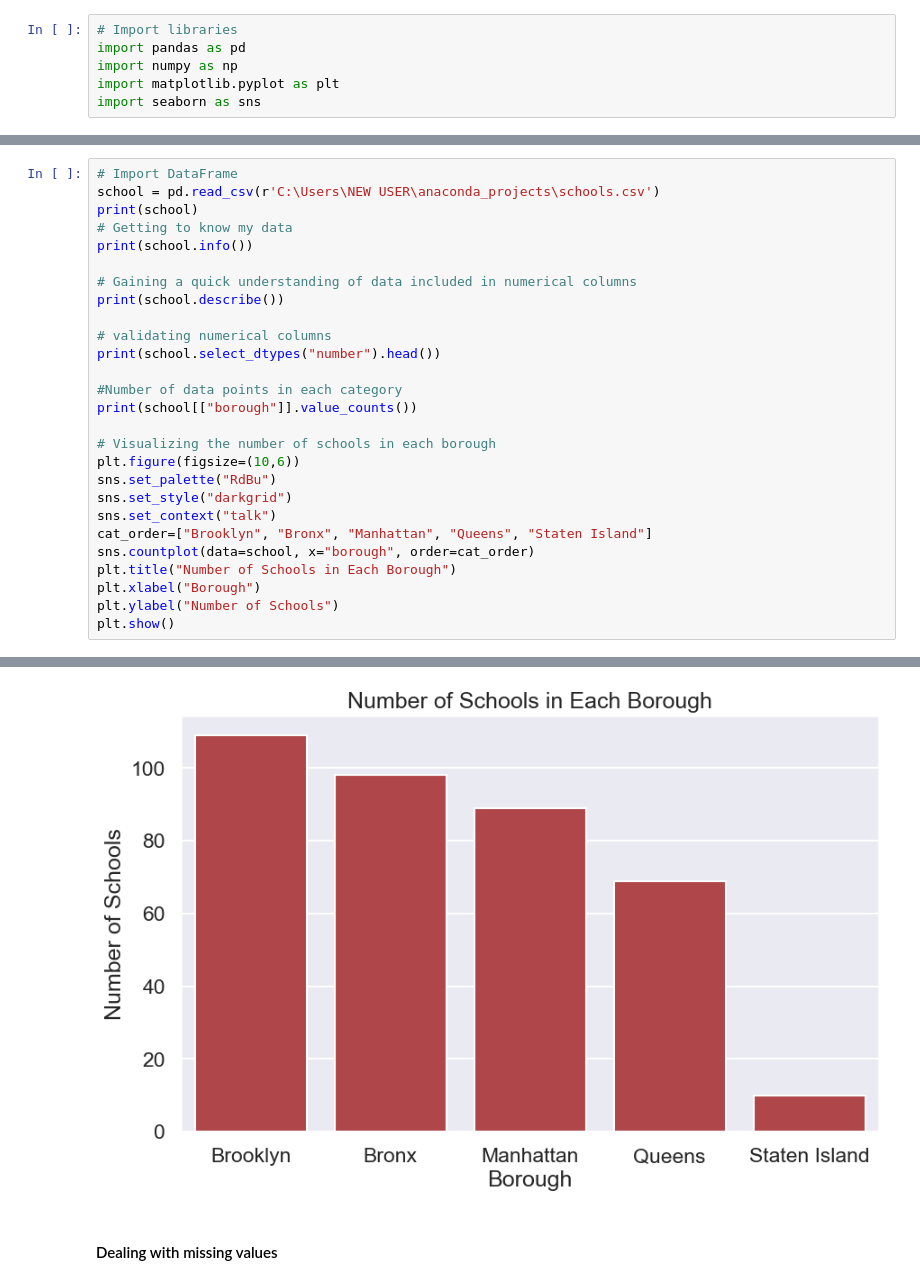
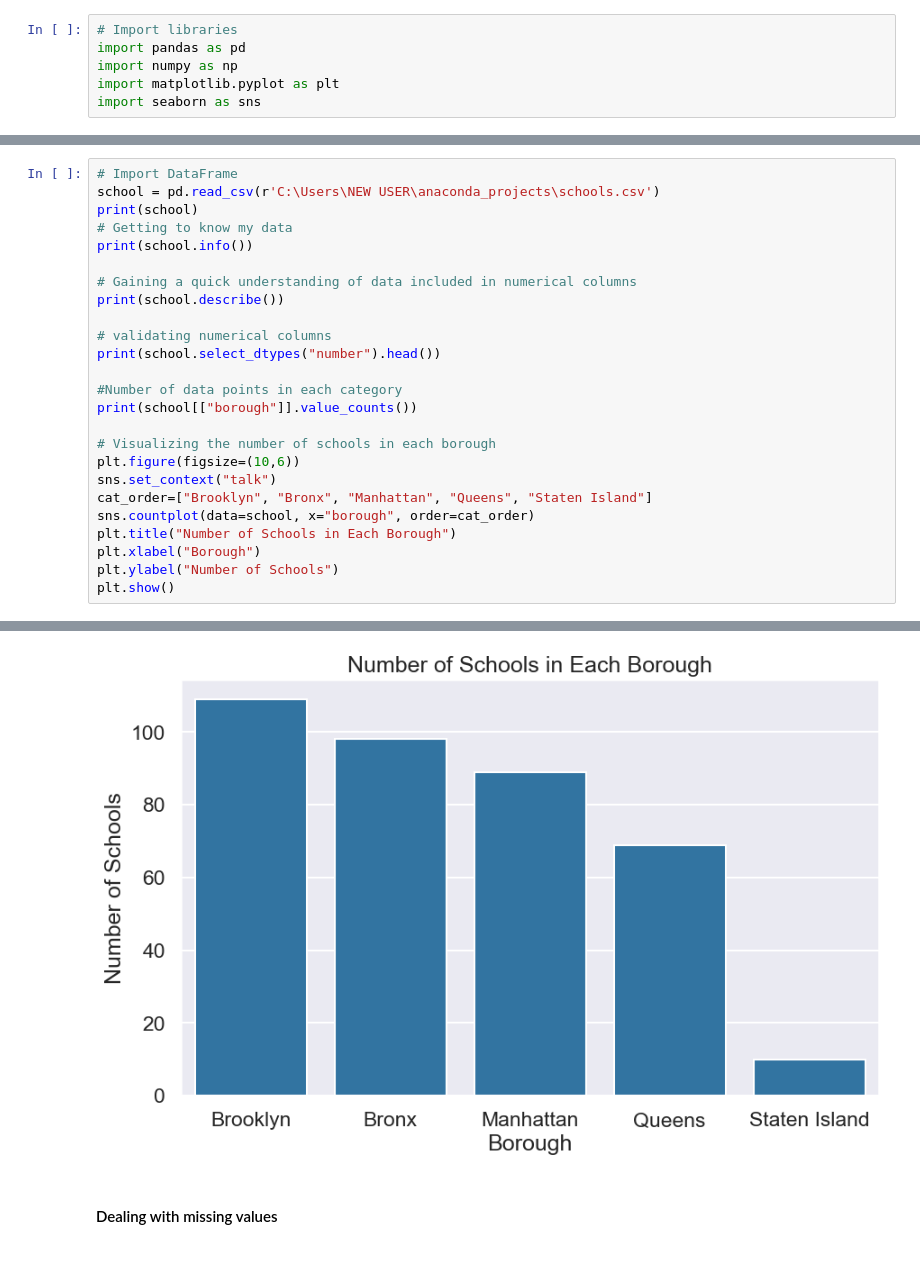
Before and after one commit to UCJPENIEL/Analytics-in-Python-Projects, a Jupyter notebook: Analysis of SAT Performance Across NYC Schools.ipynb, the cells around one changed output, grey strips where cells are left out. Drawn from its saved outputs; the diff is of its cells as text.

Commit message:
modified:   Analysis of SAT Performance Across NYC Schools.ipynb 	modified:   Visualising the History of Nobel Prize Winners.ipynb

```diff
--- a/Analysis of SAT Performance Across NYC Schools.ipynb
+++ b/Analysis of SAT Performance Across NYC Schools.ipynb
@@ -43,36 +43,34 @@ print(school.select_dtypes("number").head())
 #Number of data points in each category
 print(school[["borough"]].value_counts())
 
 # Visualizing the number of schools in each borough
 plt.figure(figsize=(10,6))
-sns.set_palette("RdBu")
-sns.set_style("darkgrid")
 sns.set_context("talk")
 cat_order=["Brooklyn", "Bronx", "Manhattan", "Queens", "Staten Island"]
 sns.countplot(data=school, x="borough", order=cat_order)
 plt.title("Number of Schools in Each Borough")
 plt.xlabel("Borough")
 plt.ylabel("Number of Schools")
 plt.show()
 # %% [output]
                                            school_name    borough  \
 0    New Explorations into Science, Technology and ...  Manhattan
 1                                 Essex Street Academy  Manhattan
 2                         Lower Manhattan Arts Academy  Manhattan
 3      High School for Dual Language and Asian Studies  Manhattan
 4        Henry Street School for International Studies  Manhattan
 ..                                                 ...        ...
 370  Queens High School for Information, Research, ...     Queens
 371  Rockaway Park High School for Environmental Su...     Queens
 372                   Channel View School for Research     Queens
 373                    Rockaway Collegiate High School     Queens
 374                                  Scholars' Academy     Queens
 ... (61 lines left out)
 Manhattan         89
 Queens            69
 Staten Island     10
 Name: count, dtype: int64
-[figure, old version]
+[figure, new version]
 # %% [markdown]
 #### Dealing with missing values
 # %%
```
Also changed, not shown: parts of 4 cells of this notebook.
